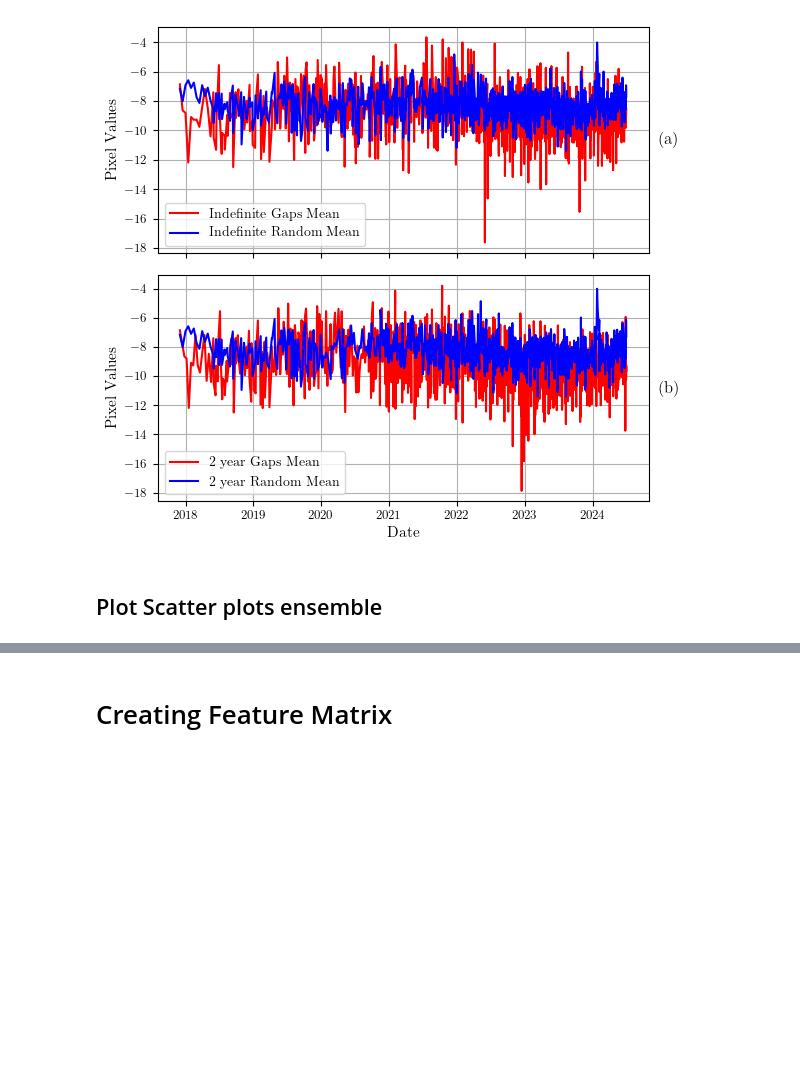
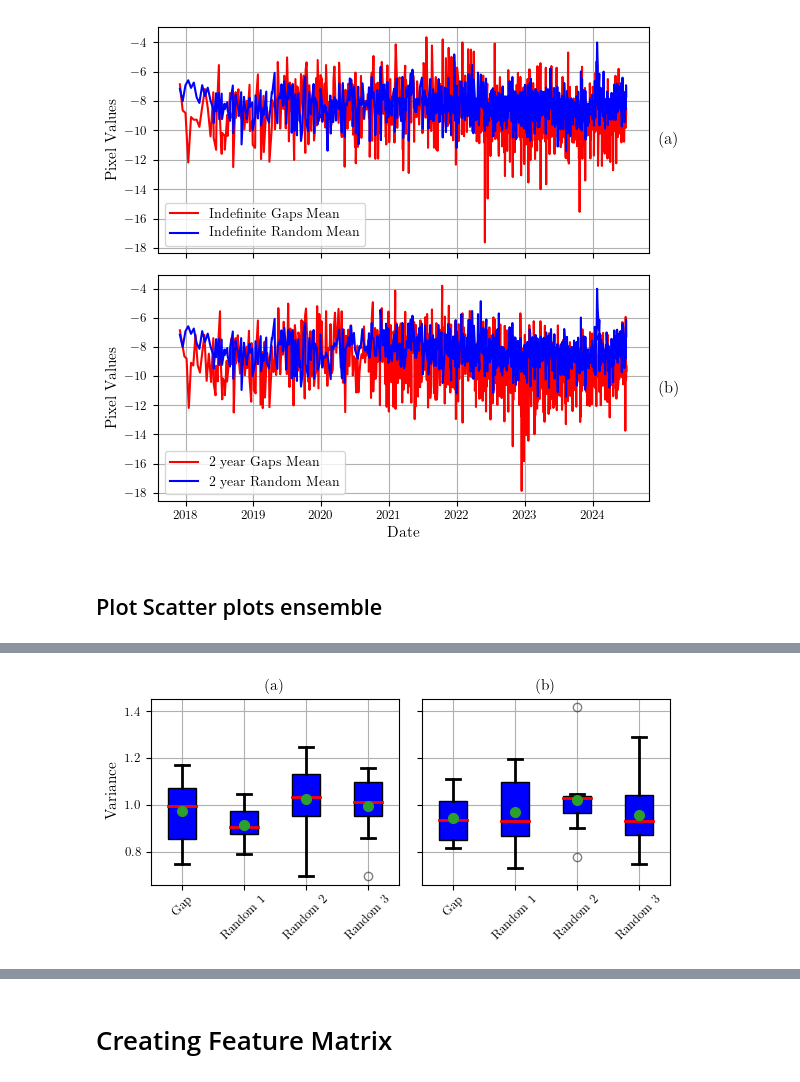
Before and after one commit to ol-webb/tree_gaps4, a Jupyter notebook: all_gaps_mk2/main1.ipynb, the cells around one changed output, grey strips where cells are left out. Drawn from its saved outputs; the diff is of its cells as text; code cells hidden in the pictures; blank space fills up the shorter version.

```diff
--- a/all_gaps_mk2/main1.ipynb
+++ b/all_gaps_mk2/main1.ipynb
@@ -618,0 +684,58 @@ plot_side_by_side(alltime_dfs, _2yr_dfs, labels_alltime, labels_2yr)
+# %%
+def extract_variances(dfs):
+    variances = []
+    for df in dfs:
+        _, variance = mean_var_axis0(df)
+        variances.append(variance)
+    return variances
+
+
+def plot_boxplots(alltime_dfs, _2yr_dfs):
+    # Extract variances for each set of dataframes
+    variances_alltime = extract_variances([alltime_dfs[0]] + alltime_dfs[1])
+    variances_2yr = extract_variances([_2yr_dfs[0]] + _2yr_dfs[1])
+
+    # Combine all variances for plotting
+    data_alltime = variances_alltime
+    data_2yr = variances_2yr
+
+    # Labels for the boxplots
+    labels_alltime = ['Gap', 'Random 1', 'Random 2', 'Random 3']
+    labels_2yr = ['Gap', 'Random 1', 'Random 2', 'Random 3']
+
+    fig, axs = plt.subplots(1, 2, figsize=(6, 3), sharey=True)
+
+    # Boxplot properties
+    boxprops = dict(facecolor='blue', color='black')
+    medianprops = dict(color='red', linewidth=2)
+    whiskerprops = dict(color='black', linewidth=2)
+    capprops = dict(color='black', linewidth=2)
+    flierprops = dict(marker='o', color='blue', alpha=0.5)
+
+    # Boxplot for Alltime dataframes
+    bp_alltime = axs[0].boxplot(data_alltime, patch_artist=True, boxprops=boxprops, medianprops=medianprops, whiskerprops=whiskerprops, capprops=capprops, flierprops=flierprops, showmeans=True)
+    axs[0].set_xticklabels(labels_alltime, rotation=45)
+    axs[0].set_ylabel('Variance')
+    axs[0].set_title('(a)')
+    axs[0].grid(True)
+
+    # Boxplot for 2-Year dataframes
+    bp_2yr = axs[1].boxplot(data_2yr, patch_artist=True, boxprops=boxprops, medianprops=medianprops, whiskerprops=whiskerprops, capprops=capprops, flierprops=flierprops, showmeans=True)
+    axs[1].set_xticklabels(labels_2yr, rotation=45)
+    axs[1].set_title('(b)')
+    axs[1].grid(True)
+
+    # Customize the mean points
+    for mean in bp_alltime['means']:
+        mean.set(marker='o', color='red', markersize=7)
+    for mean in bp_2yr['means']:
+        mean.set(marker='o', color='red', markersize=7)
+
+    plt.tight_layout()
+
+
+
+plot_boxplots(alltime_dfs, _2yr_dfs)
+plt.savefig('boxplot_variance.pdf')
+# %% [output]
+[figure, added]
```
Also changed, not shown: parts of 9 cells of this notebook, 33 other files.
